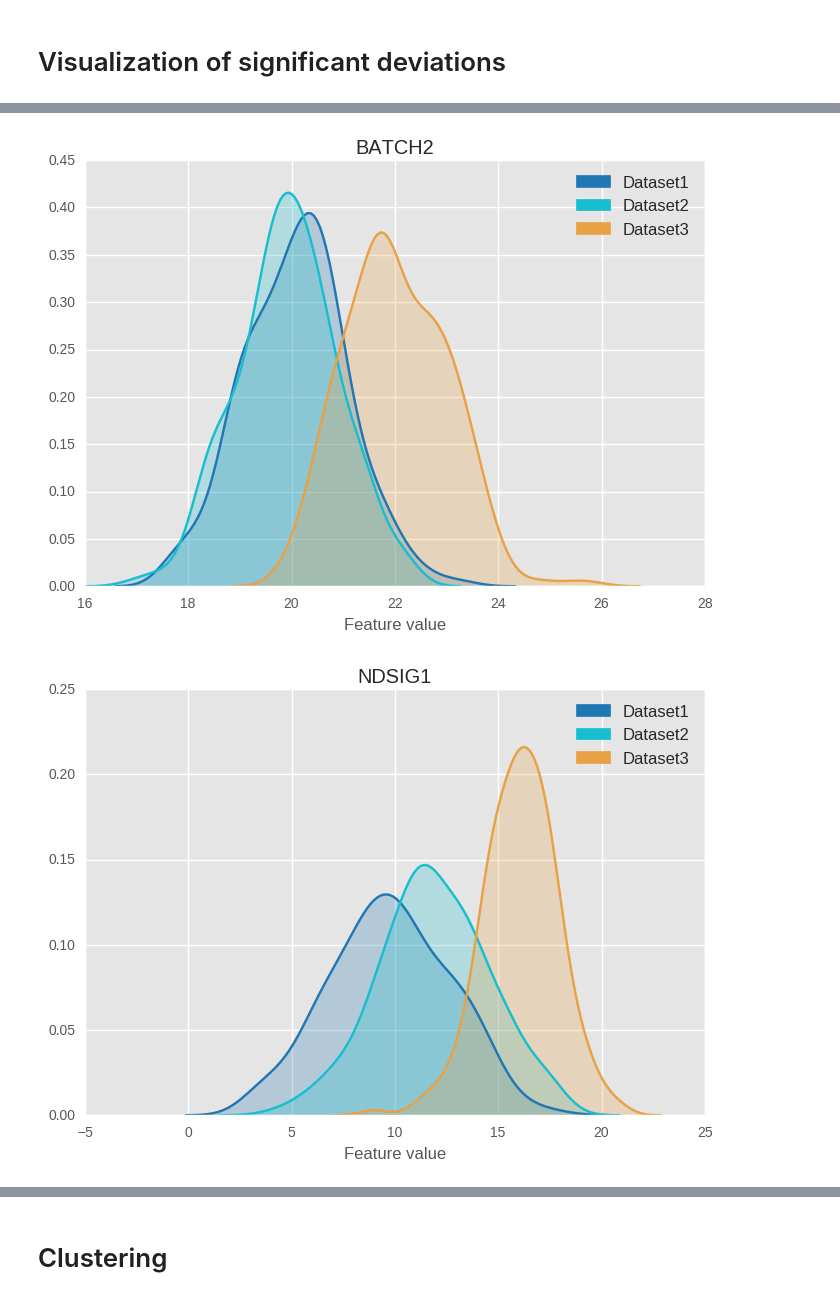
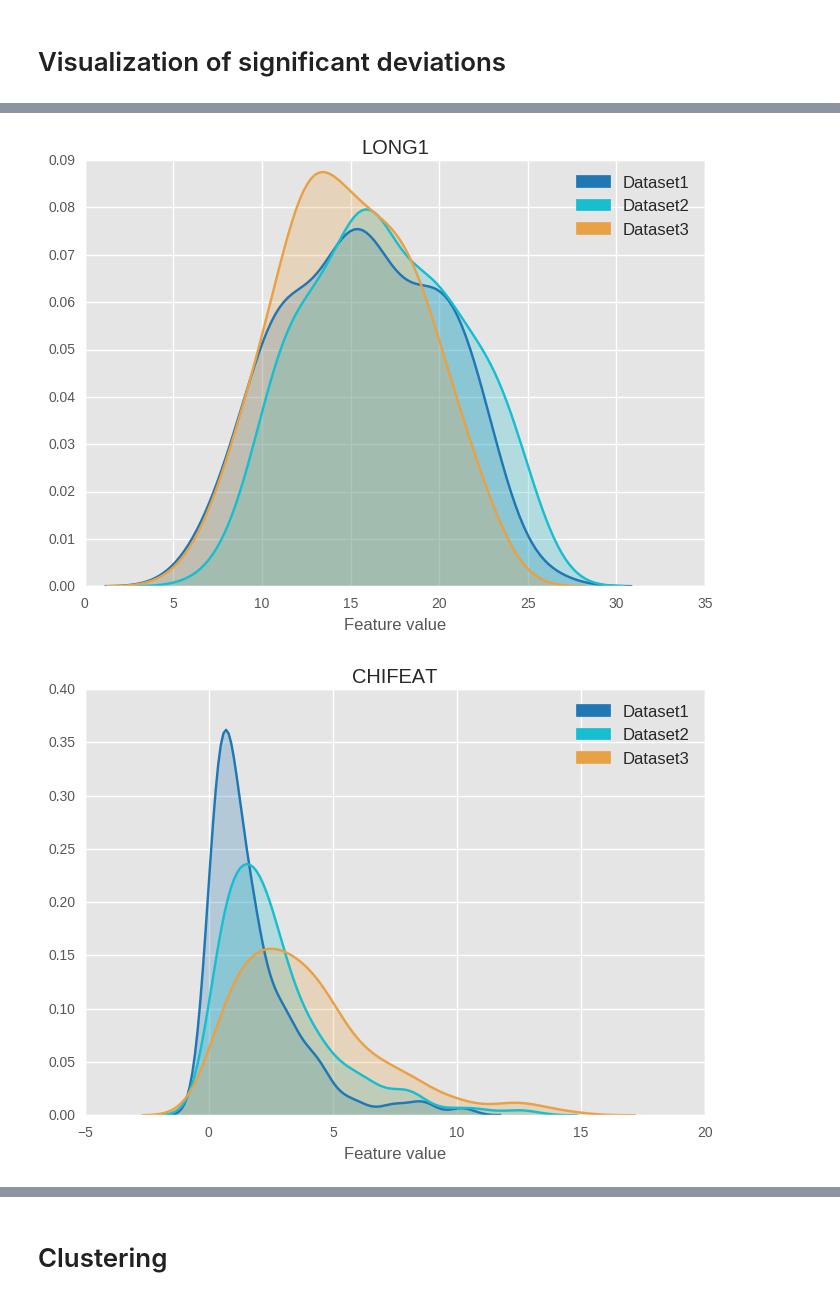
Before and after one commit to Cojabi/DataComp_Examples, a Jupyter notebook: cross-sectional_example.ipynb, the cells around one changed output, grey strips where cells are left out. Cells and saved outputs as stored; diff of their text form; code cells hidden in the pictures.

```diff
--- a/cross-sectional_example.ipynb
+++ b/cross-sectional_example.ipynb
@@ -11,7 +14,9 @@ import datacomp as dc
 # Data setup
 # %%
 # load Data
-datacol = dc.get_data("data/simulated.csv", ["Dataset1", "Dataset2", "Dataset3"], ["CATSIG1", "CATNON2", "NAN1"], "DATASET")
+datacol = dc.get_data("data/simulated.csv", ["Dataset1", "Dataset2", "Dataset3"],
+                      ["CATSIG1", "CATNON2", "CATDICHO", "NAN1"],
+                      "DATASET")
 
 # compare only baseline data
 datacol.reduce_dfs_to_value("TIME", 0)
@@ -29,3 +33,0 @@ datacol.feat_venn_diagram()
-# %%
-datacol.update_categorical_feats()
-datacol.categorical_feats
@@ -80,3 +95,3 @@ dc.plot_sig_num_feats(datacol, results, kdeplot=False)
 # %%
-dc.plot_sig_num_feats(datacol, results, boxplot=False)
+dc.plot_sig_num_feats(datacol, results, feat_subset=["CHIFEAT", "NDSIG1", "LONG1"], boxplot=False)
 # %% [output]
@@ -84,2 +99,2 @@ dc.plot_sig_num_feats(datacol, results, boxplot=False)
-[figure, old version]
+[figure, new version]
-[figure, old version]
+[figure, new version]
```
Also changed, not shown: parts of 15 cells of this notebook, 3 other files.
